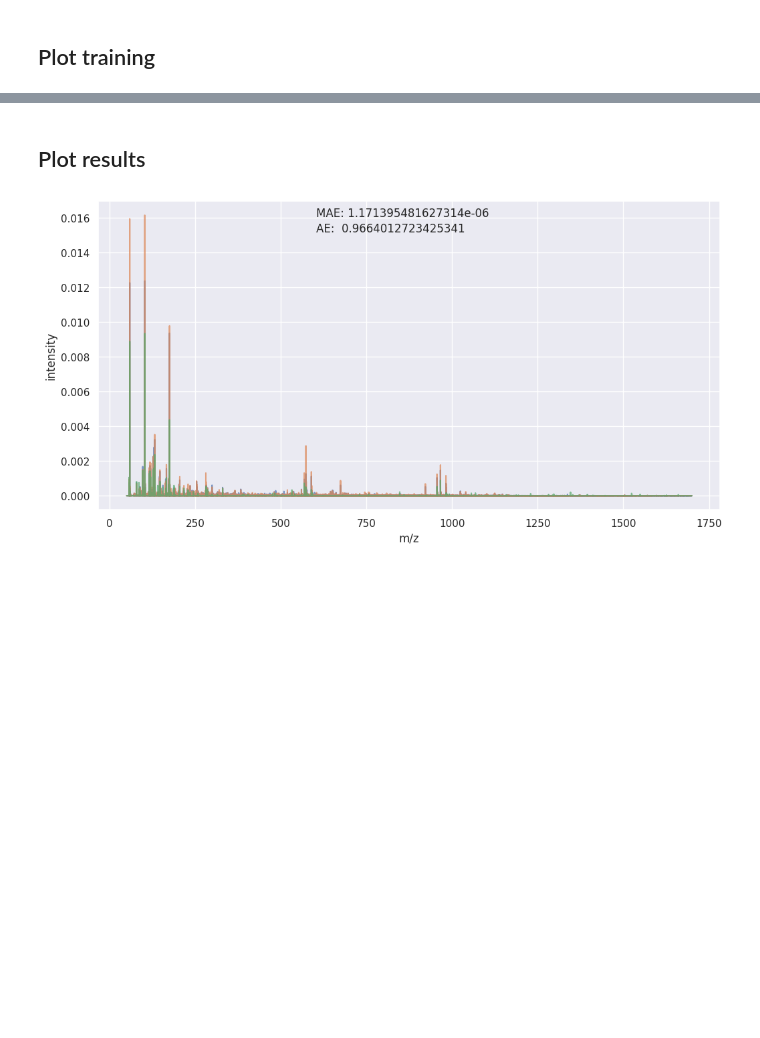
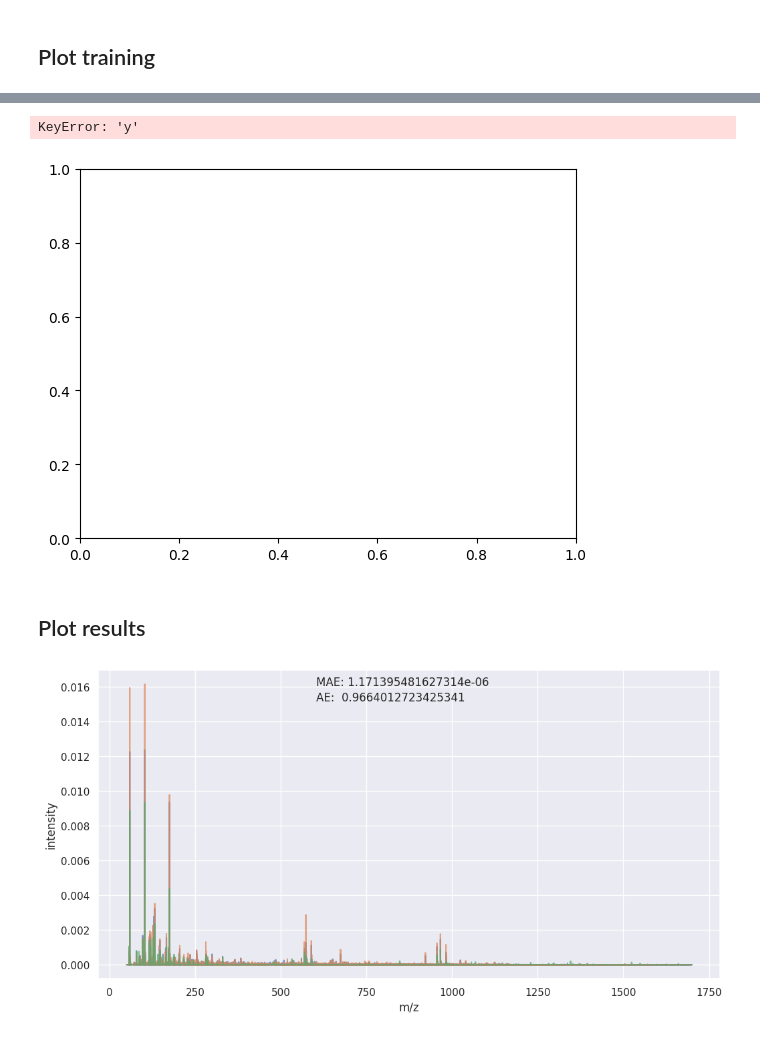
Before and after one commit to JosuaCarl/MStoML, a Jupyter notebook: skripts/VAE/VAE_interpret.ipynb, the cells around one changed output, grey strips where cells are left out. Cells and saved outputs as stored; diff of their text form; code cells hidden in the pictures; blank space fills up the shorter version.

```diff
--- a/skripts/VAE/VAE_interpret.ipynb
+++ b/skripts/VAE/VAE_interpret.ipynb
@@ -103,3 +100,8 @@ validation_losses = history[[col for col in history.columns if col.startswith("v
+# %%
+ax = sns.lineplot(data=history, x="Step")
+# %% [output]
+KeyError: 'y'
+[figure, added]
 # %% [markdown]
 ## Plot results
 # %%
```
Also changed, not shown: parts of 15 cells of this notebook, 4 other files.
